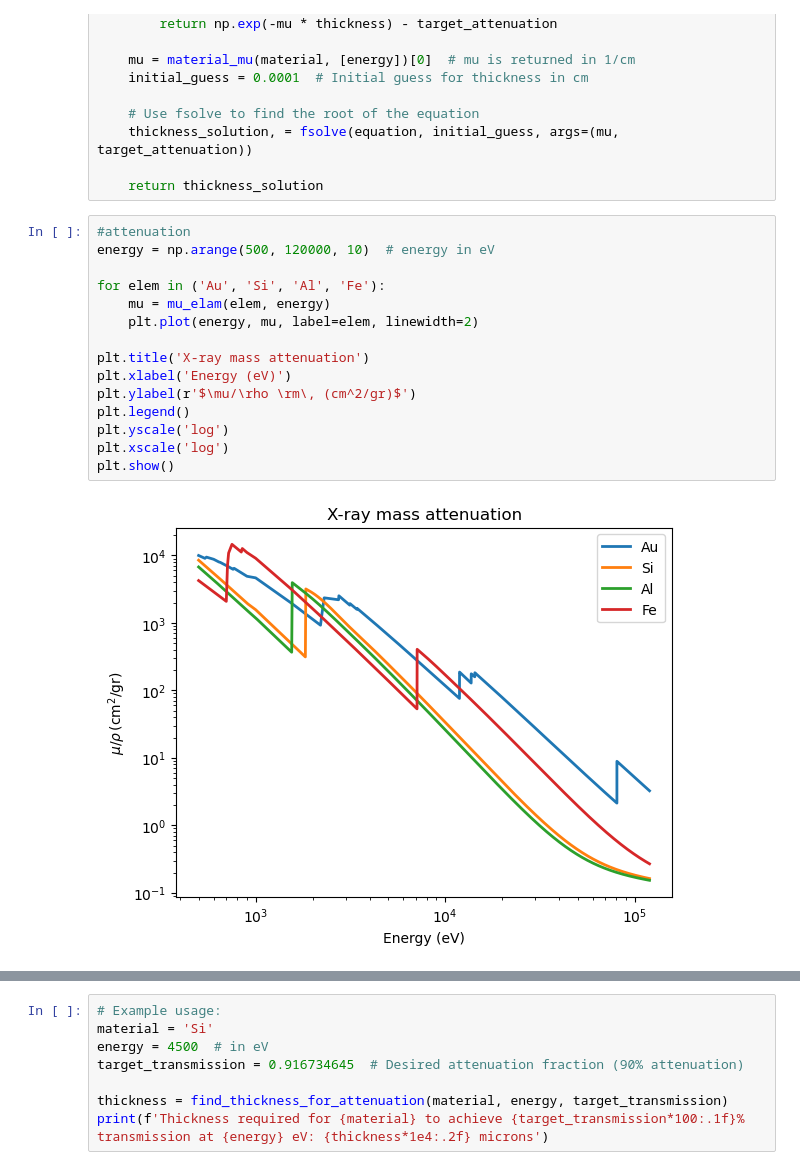
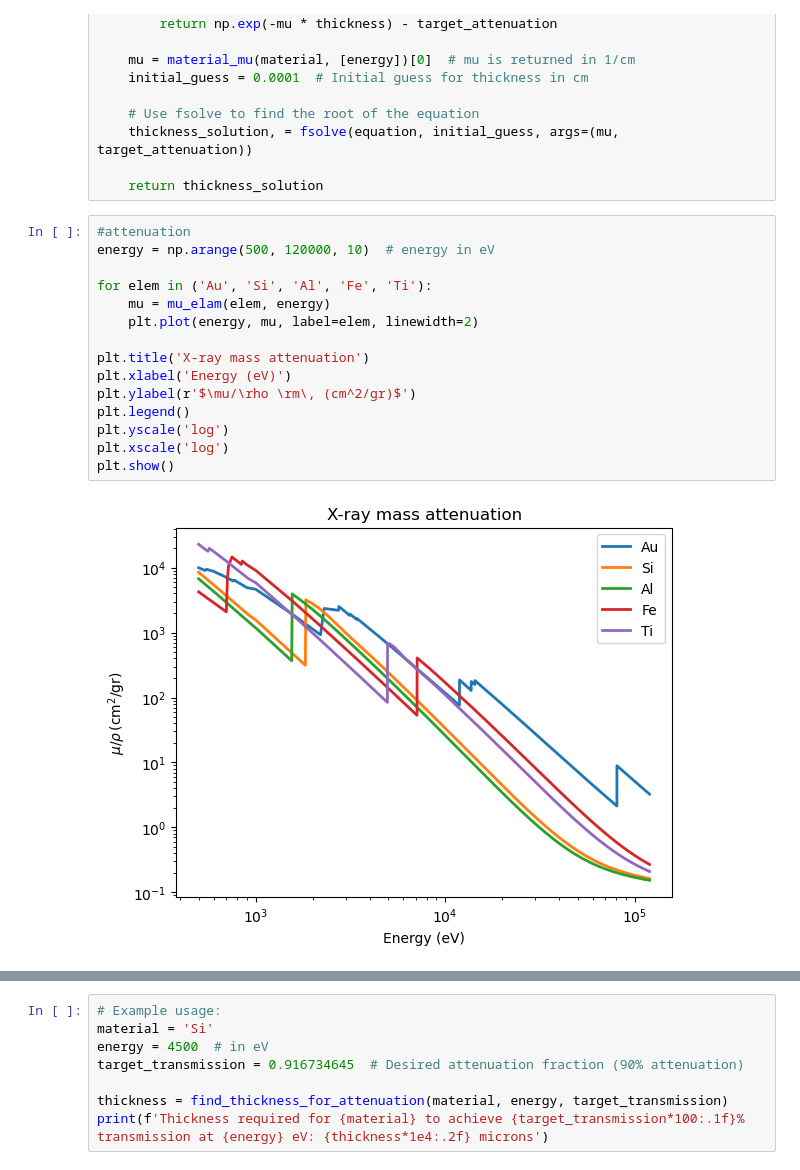
Before and after one commit to rw588/ETH-Simulations, a Jupyter notebook: XRaySims/XAttentuation.ipynb, the cells around one changed output, grey strips where cells are left out. Saved outputs shown, nothing was run; the diff lists cells and outputs as text.

```diff
--- a/XRaySims/XAttentuation.ipynb
+++ b/XRaySims/XAttentuation.ipynb
@@ -79,19 +79,19 @@ def find_thickness_for_attenuation(material, energy, target_attenuation):
 # %%
 #attenuation
 energy = np.arange(500, 120000, 10)  # energy in eV
 
-for elem in ('Au', 'Si', 'Al', 'Fe'):
+for elem in ('Au', 'Si', 'Al', 'Fe', 'Ti'):
     mu = mu_elam(elem, energy)
     plt.plot(energy, mu, label=elem, linewidth=2)
 
 plt.title('X-ray mass attenuation')
 plt.xlabel('Energy (eV)')
 plt.ylabel(r'$\mu/\rho \rm\, (cm^2/gr)$')
 plt.legend()
 plt.yscale('log')
 plt.xscale('log')
 plt.show()
 # %% [output]
-[figure, old version]
+[figure, new version]
 # %%
 # Example usage:
```
Also changed, not shown: parts of 1 cell of this notebook, 5 other files.
